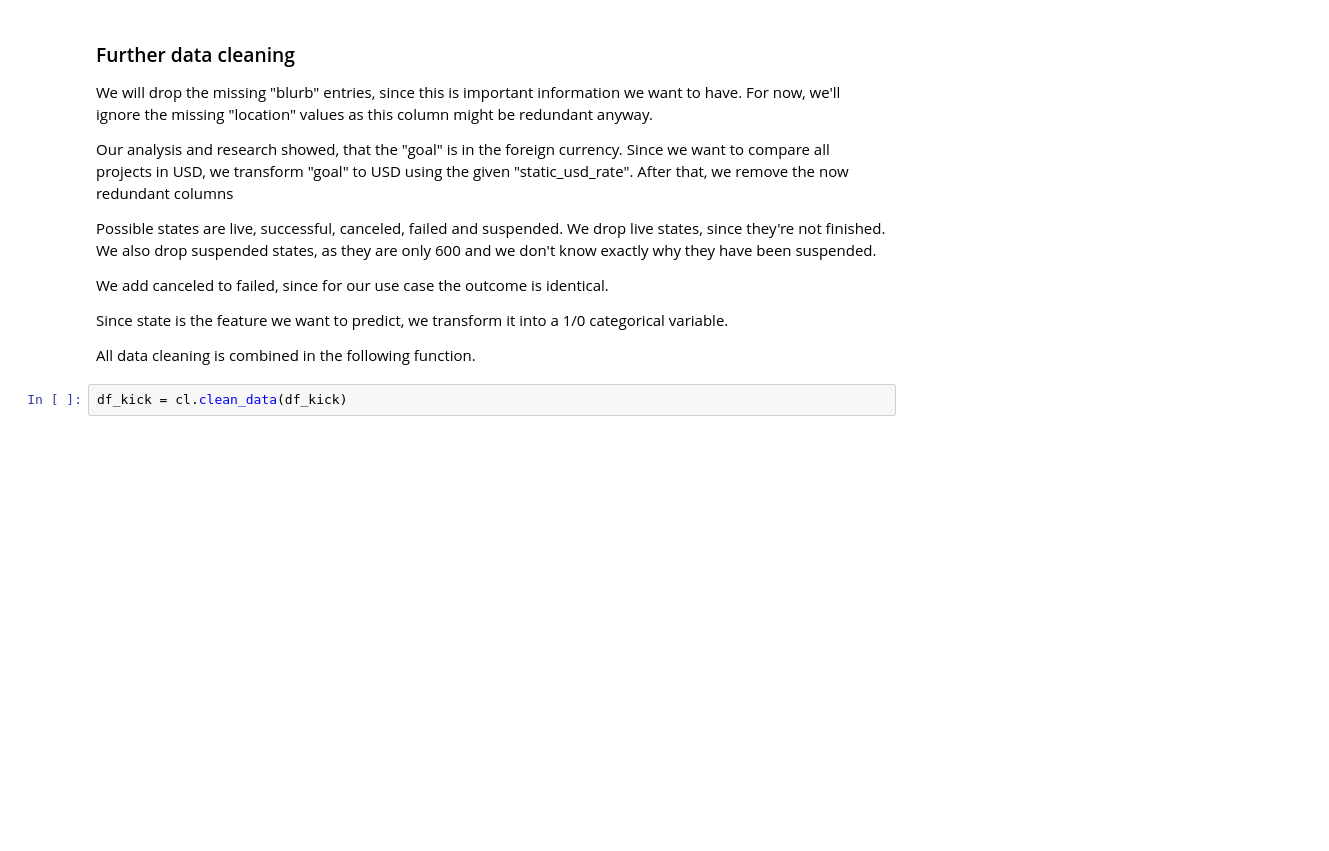
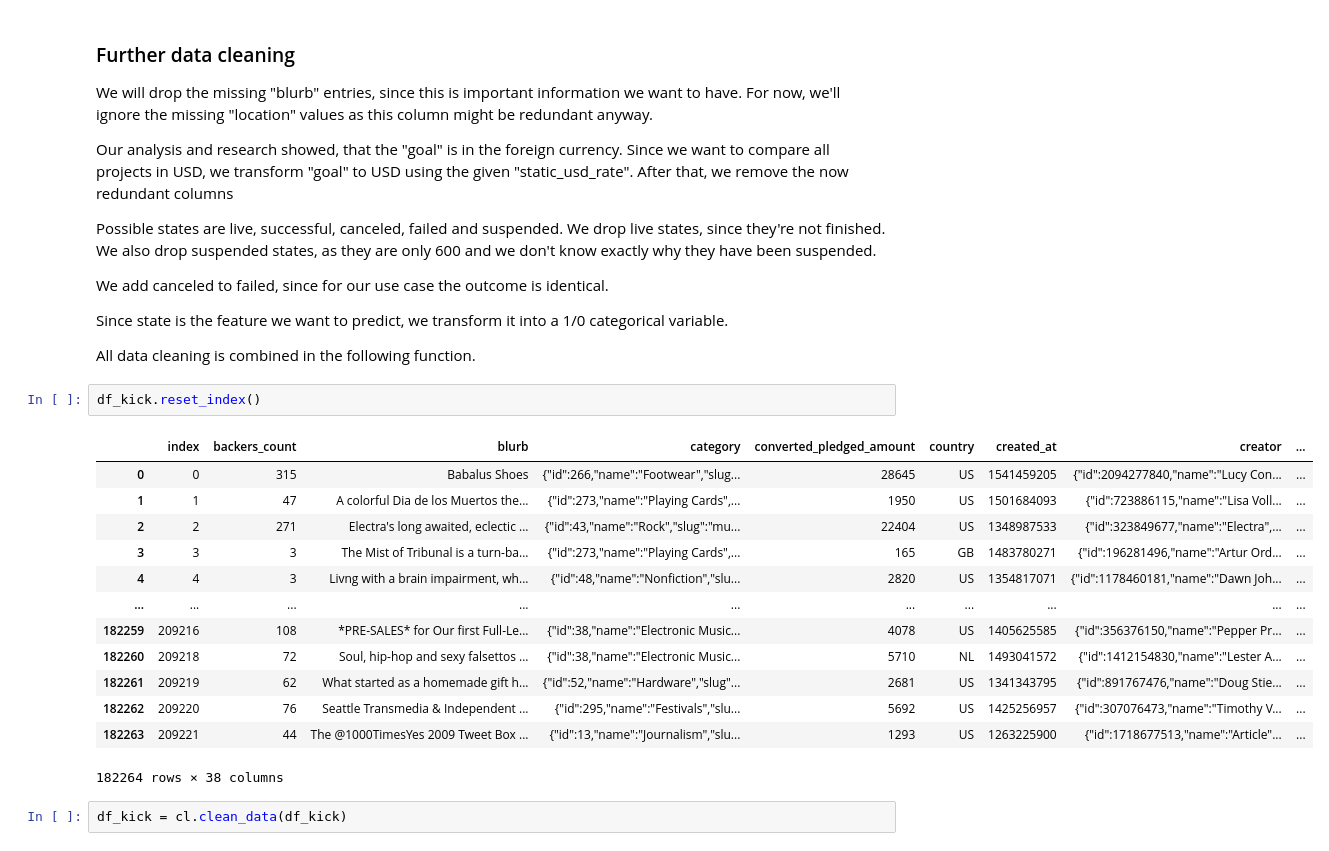
Before and after one commit to Shelly506/ds-kickstarter, a Jupyter notebook: EDA_kickstart_Lisa.ipynb, the cells around one changed output. Drawn from its saved outputs; the diff is of its cells as text; blank space fills up the shorter version.

```diff
--- a/EDA_kickstart_Lisa.ipynb
+++ b/EDA_kickstart_Lisa.ipynb
@@ -36,6 +36,22 @@ We add canceled to failed, since for our use case the outcome is identical.
 Since state is the feature we want to predict, we transform it into a 1/0 categorical variable.
 
 All data cleaning is combined in the following function.
+# %%
+df_kick.reset_index()
+# %% [output]
+|  | index | backers_count | blurb | category | converted_pledged_amount | country | created_at | creator | ... |
+| 0 | 0 | 315 | Babalus Shoes | {"id":266,"name":"Footwear","slug... | 28645 | US | 1541459205 | {"id":2094277840,"name":"Lucy Con... | ... |
+| 1 | 1 | 47 | A colorful Dia de los Muertos the... | {"id":273,"name":"Playing Cards",... | 1950 | US | 1501684093 | {"id":723886115,"name":"Lisa Voll... | ... |
+| 2 | 2 | 271 | Electra's long awaited, eclectic ... | {"id":43,"name":"Rock","slug":"mu... | 22404 | US | 1348987533 | {"id":323849677,"name":"Electra",... | ... |
+| 3 | 3 | 3 | The Mist of Tribunal is a turn-ba... | {"id":273,"name":"Playing Cards",... | 165 | GB | 1483780271 | {"id":196281496,"name":"Artur Ord... | ... |
+| 4 | 4 | 3 | Livng with a brain impairment, wh... | {"id":48,"name":"Nonfiction","slu... | 2820 | US | 1354817071 | {"id":1178460181,"name":"Dawn Joh... | ... |
+| ... | ... | ... | ... | ... | ... | ... | ... | ... | ... |
+| 182259 | 209216 | 108 | *PRE-SALES* for Our first Full-Le... | {"id":38,"name":"Electronic Music... | 4078 | US | 1405625585 | {"id":356376150,"name":"Pepper Pr... | ... |
+| 182260 | 209218 | 72 | Soul, hip-hop and sexy falsettos ... | {"id":38,"name":"Electronic Music... | 5710 | NL | 1493041572 | {"id":1412154830,"name":"Lester A... | ... |
+| 182261 | 209219 | 62 | What started as a homemade gift h... | {"id":52,"name":"Hardware","slug"... | 2681 | US | 1341343795 | {"id":891767476,"name":"Doug Stie... | ... |
+| 182262 | 209220 | 76 | Seattle Transmedia & Independent ... | {"id":295,"name":"Festivals","slu... | 5692 | US | 1425256957 | {"id":307076473,"name":"Timothy V... | ... |
+| 182263 | 209221 | 44 | The @1000TimesYes 2009 Tweet Box ... | {"id":13,"name":"Journalism","slu... | 1293 | US | 1263225900 | {"id":1718677513,"name":"Article"... | ... |
+182264 rows × 38 columns
 # %%
 df_kick = cl.clean_data(df_kick)
 # %% [markdown]
```
Also changed, not shown: parts of 27 cells of this notebook, 1 other file.
